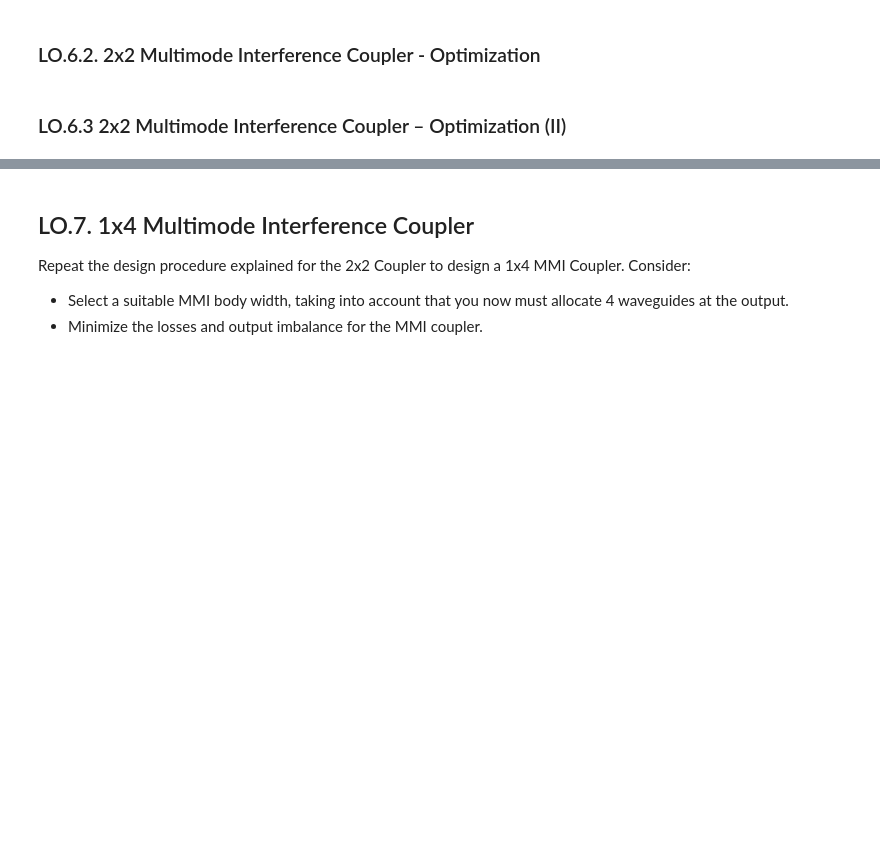
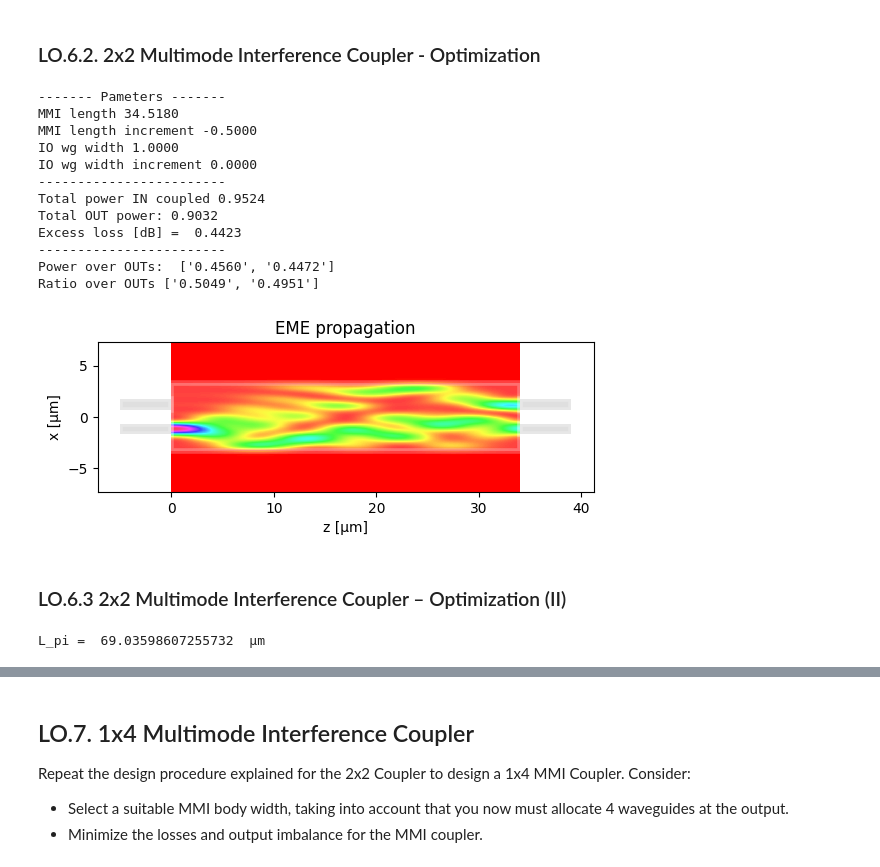
Before and after one commit to david-nielsen1/cifoin-lab2, a Jupyter notebook: COUPLERS_Student.ipynb, the cells around one changed output, grey strips where cells are left out. Drawn from its saved outputs; the diff is of its cells as text; code cells hidden in the pictures; blank space fills up the shorter version.

```diff
--- a/COUPLERS_Student.ipynb
+++ b/COUPLERS_Student.ipynb
@@ -475,14 +520,28 @@ m.propagation()
 # %%
 dy = 0.1
 # MMI I/O waveguide positions (check class slides for type of MMI)
 m.IN_WVG_positions = mmi_Width*np.array([-1/6,1/6]) + np.array([-dy,dy]) # STUDENT
 m.OUT_WVG_positions = mmi_Width*np.array([-1/6,1/6]) + np.array([-dy,dy])  # STUDENT
 
 # MMI length (check class slides for type of MMI)
-m.dL_MMI = -1  # STUDENT
+m.dL_MMI = -0.5  # STUDENT
 
 # Run propagation
 m.propagation()
+# %% [output]
+------- Pameters -------
+MMI length 34.5180
+MMI length increment -0.5000
+IO wg width 1.0000
+IO wg width increment 0.0000
+------------------------
+Total power IN coupled 0.9524
+Total OUT power: 0.9032
+Excess loss [dB] =  0.4423
+------------------------
+Power over OUTs:  ['0.4560', '0.4472']
+Ratio over OUTs ['0.5049', '0.4951']
+[figure, added]
 # %% [markdown]
 ### LO.6.3 2x2 Multimode Interference Coupler – Optimization (II)
 # %%
@@ -490,7 +549,7 @@ m.propagation()
 
 m = MMI_EME()
 m.MMI_width = 6.6   # MMI width
-m.wg_width_dw = 0.2 # STUDENT
+m.wg_width_dw = 0.9 # STUDENT
 
 # 1) Compute de MMI modes
 m.find_all_modes()
@@ -498,6 +557,8 @@ m.find_all_modes()
 # 2) Get the L_pi
 L_pi = m.get_L_pi()
 print("L_pi = ", L_pi, " µm")
+# %% [output]
+L_pi =  69.03598607255732  µm
 # %%
 # 3) Configure MMI
 # # MMI I/O number (check class slides for type of MMI)
```
Also changed, not shown: parts of 14 cells of this notebook.
